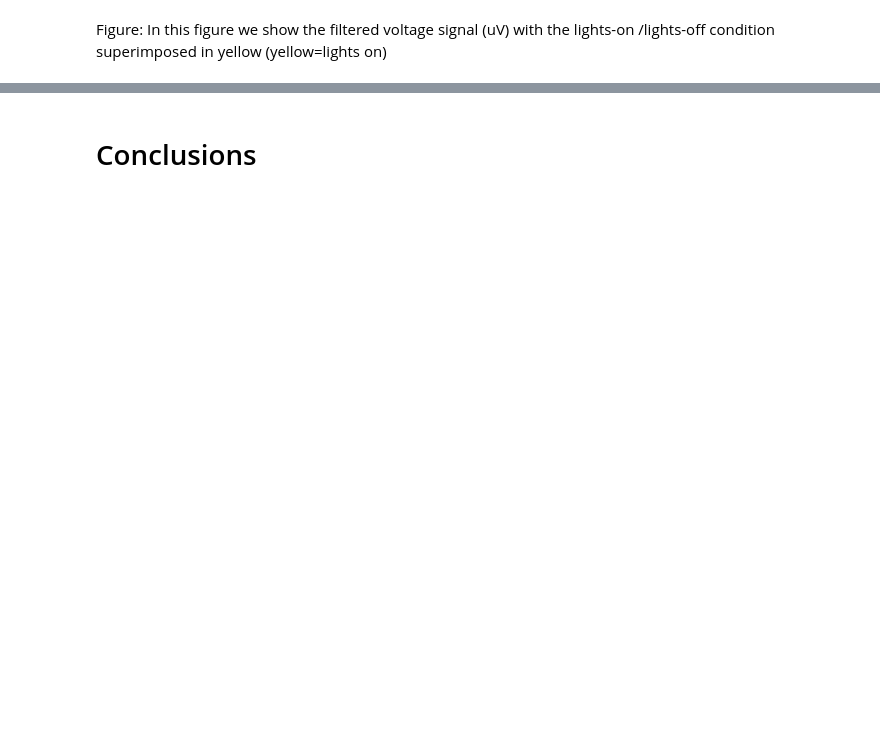
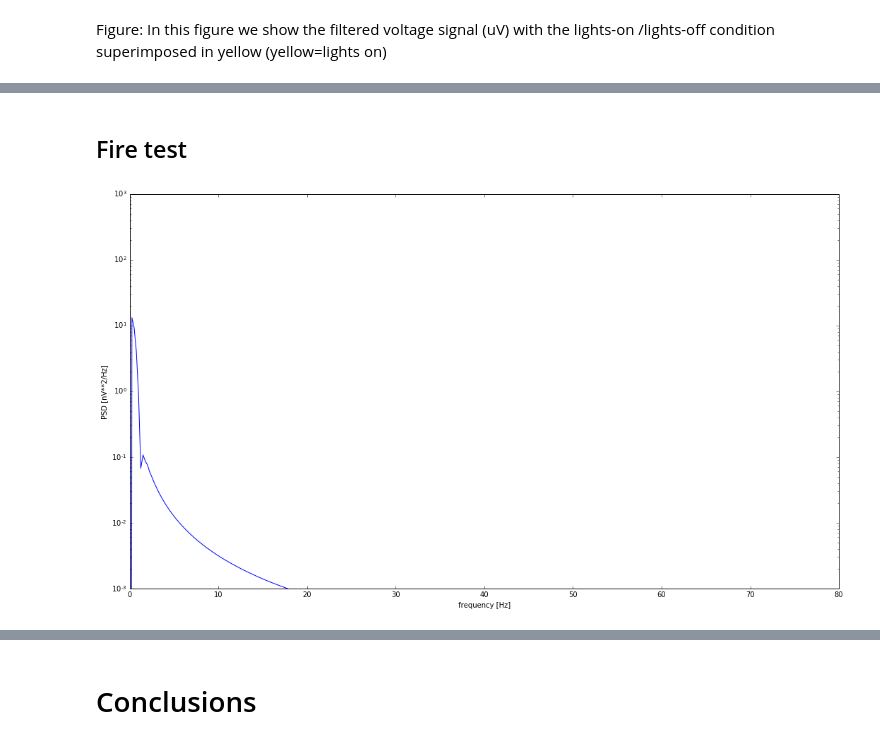
Before and after one commit to giulioruffini/PlantTest, a Jupyter notebook: TeoPlants.ipynb, the cells around one changed output, grey strips where cells are left out. Drawn from its saved outputs; the diff is of its cells as text; code cells hidden in the pictures; blank space fills up the shorter version.

```diff
--- a/TeoPlants.ipynb
+++ b/TeoPlants.ipynb
@@ -200,0 +320,36 @@ Figure: In this figure we show the filtered voltage signal (uV) with the lights-
+# %% [markdown]
+## Fire test
+# %%
+d = pd.read_csv('plantdata/20160309194459_PlantTest4firetest.easy',delim_whitespace=True)
+d.columns = ['Ch1','Ch2','Ch3', 'Ch4','Ch5', 'Ch6','Ch7','Ch8', 'Flag','unix time']
+# demean the data in Ch1 column. Divide by 1000 to go from nV to uV (from nano to micro volts)
+d.Ch1=d.Ch1/1000.-d.Ch1[0]/1000. # go to uV
+d.Ch2=d.Ch2/1000.-d.Ch2[0]/1000. # go to uV
+d.Ch3=d.Ch3/1000.-d.Ch3[0]/1000. # go to uV
+
+
+D= d.Ch3-d.Ch1
+
+fs=500 # samples /second ... This is Starstim's sampling rate
+
+# create a time column in seconds from beginning of file
+d['t']=(d['unix time']-d['unix time'][0])/fs
+
+# create a variable to hold the state of light stimulation: on or off
+# we will call this variable "u"
+u=np.copy(d.Flag)*1.
+s=0 # to start with, light was off
+
+for n, val in enumerate(d.Flag):
+     # if we see a flag equal to 2, light is on
+     if d.Flag[n] == 2.:
+         s=0
+     # if flag is one, light is on
+     elif d.Flag[n]==1.:
+         s=1
+     u[n]=s
+
+Df= butter_lowpass_filter(detrend(D), cutoff=1, fs=500, order=6)
+plotSpectrum(Df)
+# %% [output]
+[figure, added]
```
Also changed, not shown: parts of 17 cells of this notebook, 2 other files.
